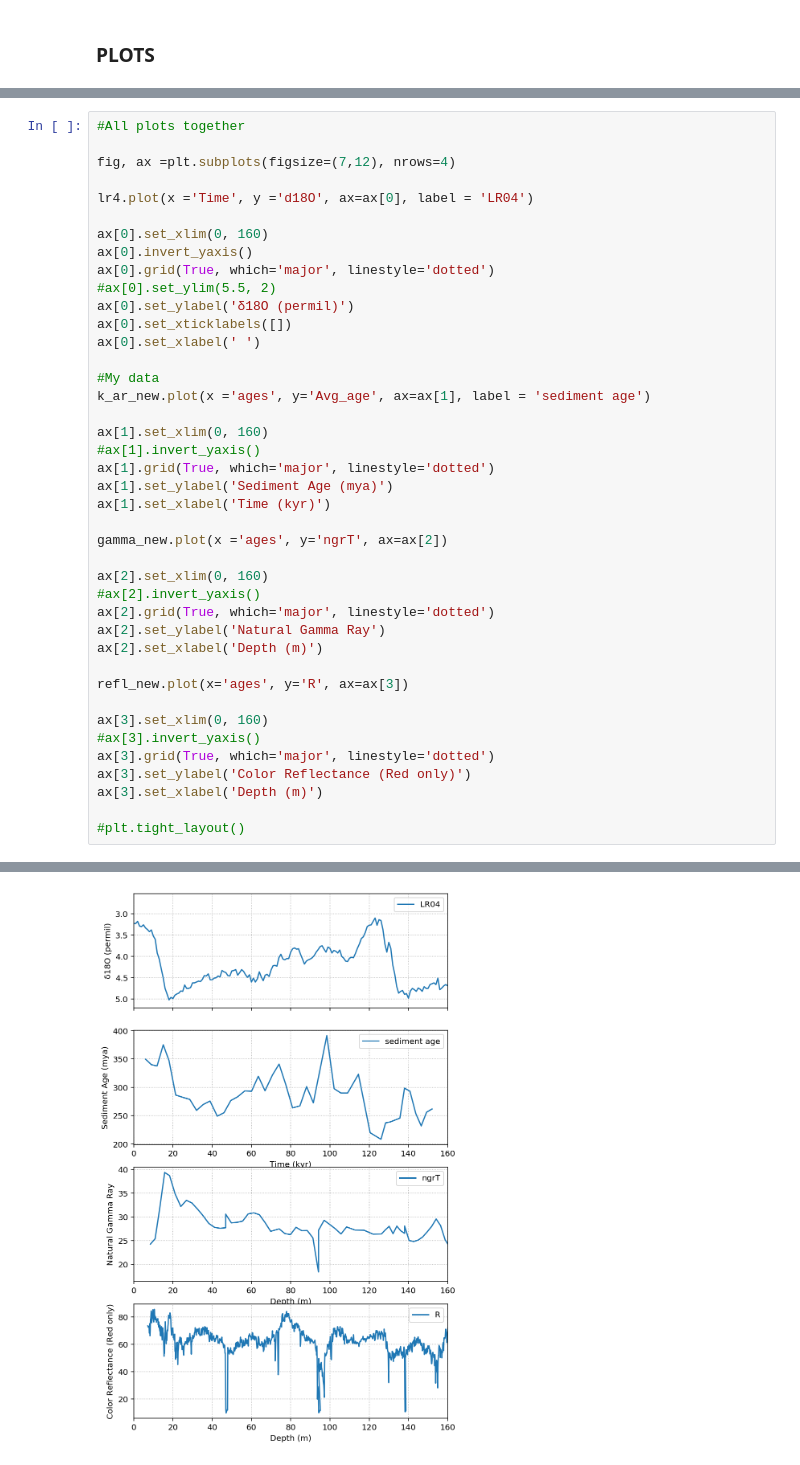
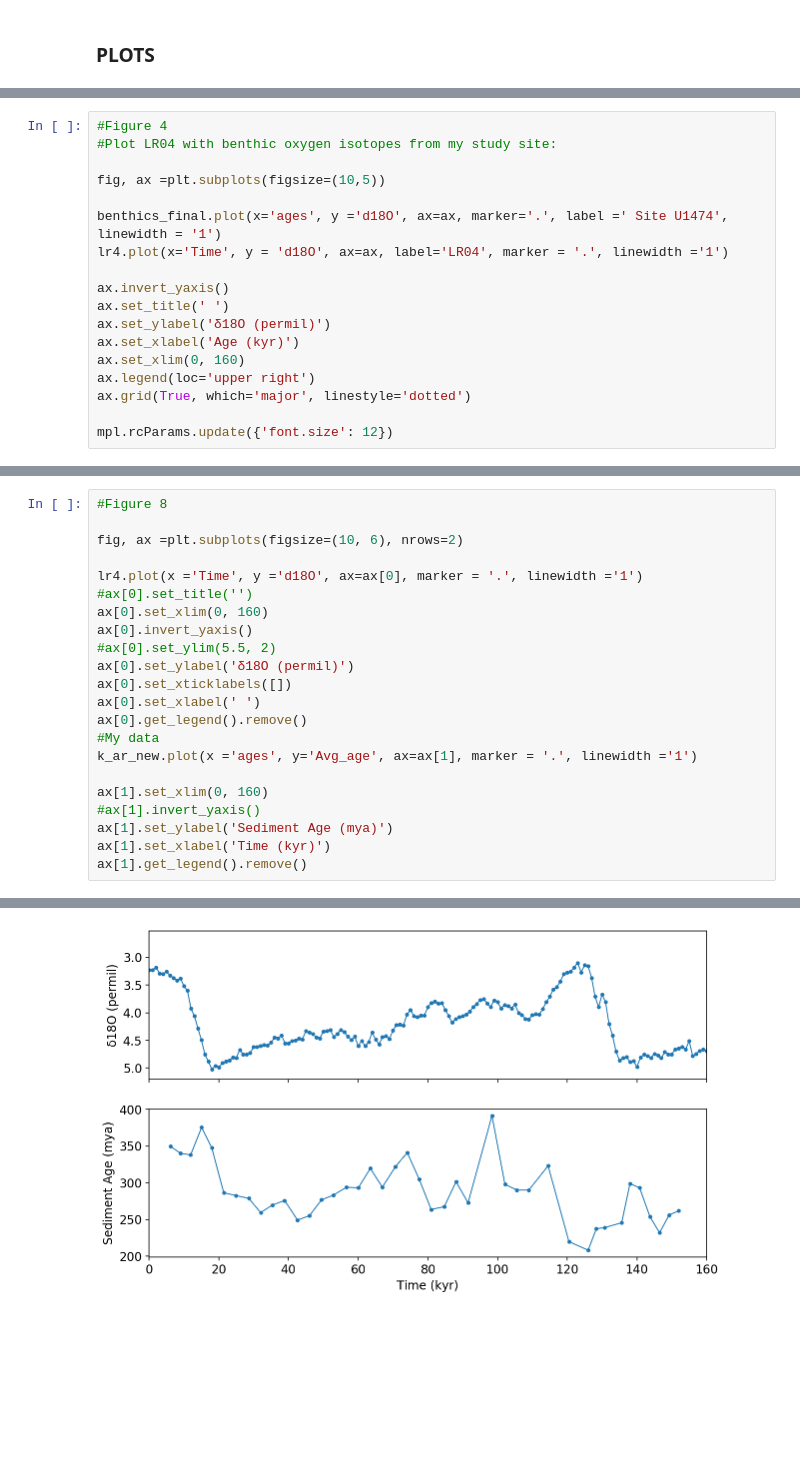
Before and after one commit to rabernat/Site_U1474, a Jupyter notebook: Final_Project.ipynb, the cells around one changed output, grey strips where cells are left out. Drawn from its saved outputs; the diff is of its cells as text; blank space fills up the shorter version.

```diff
--- a/Final_Project.ipynb
+++ b/Final_Project.ipynb
@@ -252,0 +283,18 @@ gamma_new = gamma.astype({'ages': 'float64'})
+# %%
+#Figure 4
+#Plot LR04 with benthic oxygen isotopes from my study site:
+
+fig, ax =plt.subplots(figsize=(10,5))
+
+benthics_final.plot(x='ages', y ='d18O', ax=ax, marker='.', label =' Site U1474', linewidth = '1')
+lr4.plot(x='Time', y = 'd18O', ax=ax, label='LR04', marker = '.', linewidth ='1')
+
+ax.invert_yaxis()
+ax.set_title(' ')
+ax.set_ylabel('δ18O (permil)')
+ax.set_xlabel('Age (kyr)')
+ax.set_xlim(0, 160)
+ax.legend(loc='upper right')
+ax.grid(True, which='major', linestyle='dotted')
+
+mpl.rcParams.update({'font.size': 12})
@@ -253,42 +397,23 @@ gamma_new = gamma.astype({'ages': 'float64'})
 # %%
-#All plots together
+#Figure 8
 
-fig, ax =plt.subplots(figsize=(7,12), nrows=4)
+fig, ax =plt.subplots(figsize=(10, 6), nrows=2)
 
-lr4.plot(x ='Time', y ='d18O', ax=ax[0], label = 'LR04')
-
+lr4.plot(x ='Time', y ='d18O', ax=ax[0], marker = '.', linewidth ='1')
+#ax[0].set_title('')
 ax[0].set_xlim(0, 160)
 ax[0].invert_yaxis()
-ax[0].grid(True, which='major', linestyle='dotted')
 #ax[0].set_ylim(5.5, 2)
 ax[0].set_ylabel('δ18O (permil)')
 ax[0].set_xticklabels([])
 ax[0].set_xlabel(' ')
-
+ax[0].get_legend().remove()
 #My data
-k_ar_new.plot(x ='ages', y='Avg_age', ax=ax[1], label = 'sediment age')
+k_ar_new.plot(x ='ages', y='Avg_age', ax=ax[1], marker = '.', linewidth ='1')
 
 ax[1].set_xlim(0, 160)
 #ax[1].invert_yaxis()
-ax[1].grid(True, which='major', linestyle='dotted')
 ax[1].set_ylabel('Sediment Age (mya)')
 ax[1].set_xlabel('Time (kyr)')
-
-gamma_new.plot(x ='ages', y='ngrT', ax=ax[2])
-
-ax[2].set_xlim(0, 160)
-#ax[2].invert_yaxis()
-ax[2].grid(True, which='major', linestyle='dotted')
-ax[2].set_ylabel('Natural Gamma Ray')
-ax[2].set_xlabel('Depth (m)')
-
-refl_new.plot(x='ages', y='R', ax=ax[3])
-
-ax[3].set_xlim(0, 160)
-#ax[3].invert_yaxis()
-ax[3].grid(True, which='major', linestyle='dotted')
-ax[3].set_ylabel('Color Reflectance (Red only)')
-ax[3].set_xlabel('Depth (m)')
-
-#plt.tight_layout()
+ax[1].get_legend().remove()
 # %% [output]
@@ -296 +420 @@ Text(0.5, 0, 'Depth (m)')
-[figure, old version]
+[figure, new version]
```
Also changed, not shown: parts of 47 cells of this notebook.
